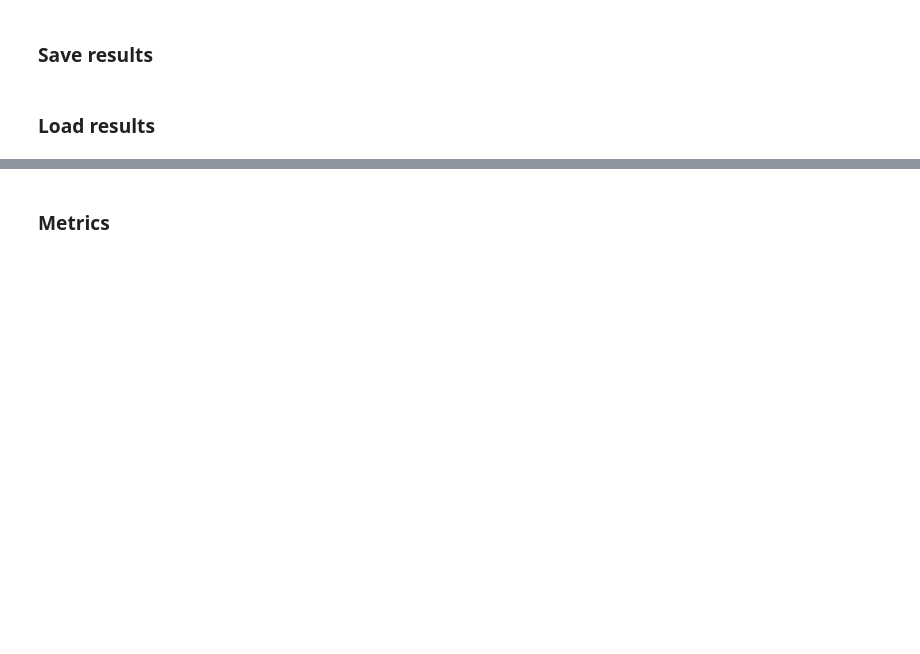
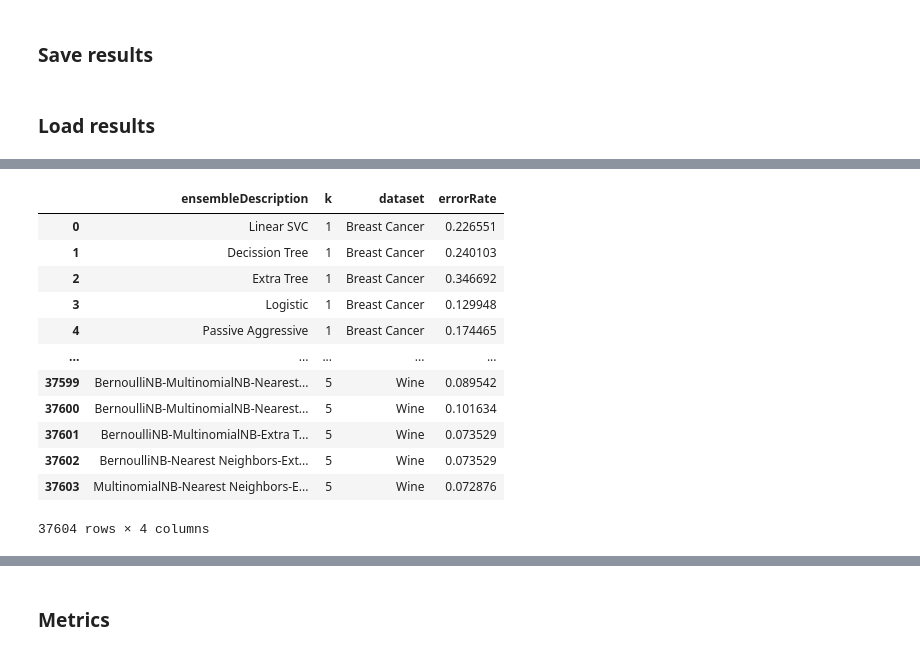
Before and after one commit to acevedosharp/ensemble-testing-chamber, a Jupyter notebook: notebooks/ensemble_classifier_combination_tester.ipynb, the cells around one changed output, grey strips where cells are left out. Drawn from its saved outputs; the diff is of its cells as text; code cells hidden in the pictures; blank space fills up the shorter version.

```diff
--- a/notebooks/ensemble_classifier_combination_tester.ipynb
+++ b/notebooks/ensemble_classifier_combination_tester.ipynb
@@ -180,0 +187,16 @@ finalResults = loadResultsFromCsv('finalResults.csv')
+# %%
+df
+# %% [output]
+|  | ensembleDescription | k | dataset | errorRate |
+| 0 | Linear SVC | 1 | Breast Cancer | 0.226551 |
+| 1 | Decission Tree | 1 | Breast Cancer | 0.240103 |
+| 2 | Extra Tree | 1 | Breast Cancer | 0.346692 |
+| 3 | Logistic | 1 | Breast Cancer | 0.129948 |
+| 4 | Passive Aggressive | 1 | Breast Cancer | 0.174465 |
+| ... | ... | ... | ... | ... |
+| 37599 | BernoulliNB-MultinomialNB-Nearest... | 5 | Wine | 0.089542 |
+| 37600 | BernoulliNB-MultinomialNB-Nearest... | 5 | Wine | 0.101634 |
+| 37601 | BernoulliNB-MultinomialNB-Extra T... | 5 | Wine | 0.073529 |
+| 37602 | BernoulliNB-Nearest Neighbors-Ext... | 5 | Wine | 0.073529 |
+| 37603 | MultinomialNB-Nearest Neighbors-E... | 5 | Wine | 0.072876 |
+37604 rows × 4 columns
```
Also changed, not shown: parts of 10 cells of this notebook.
